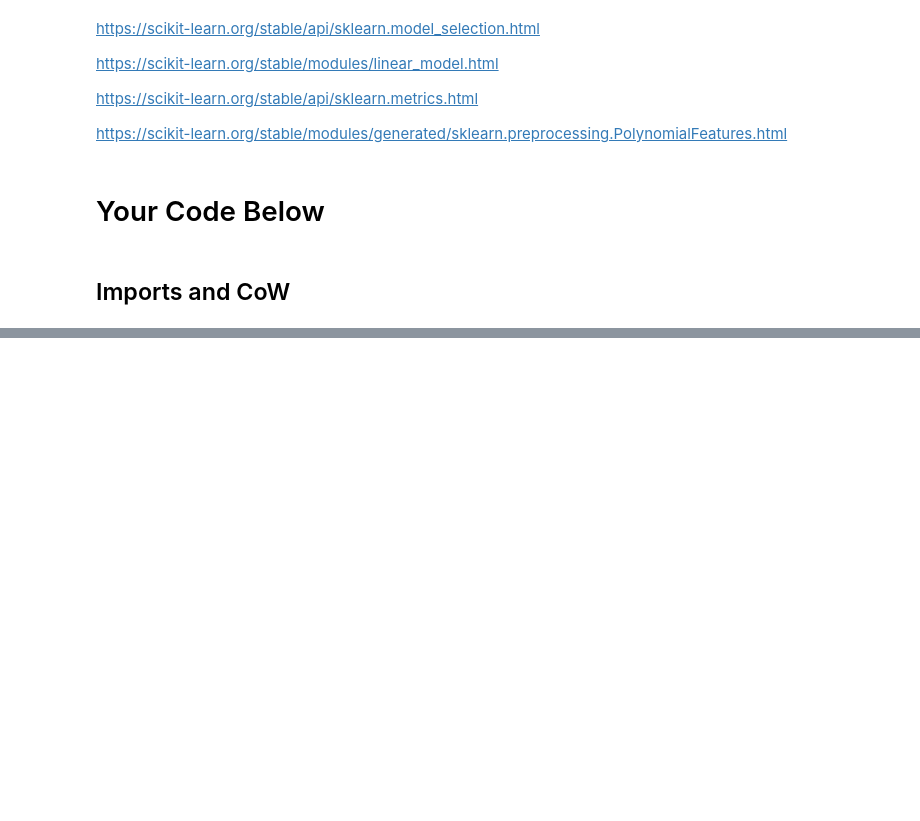
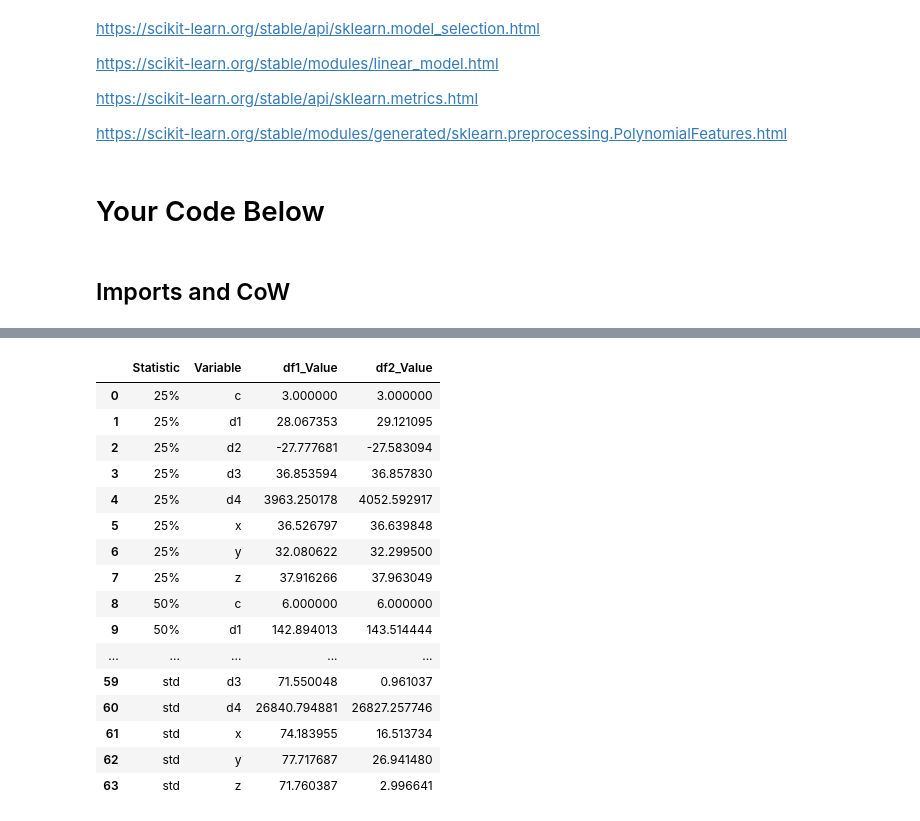
Before and after one commit to ipacheco9311/CS-577-07-Data-Science-Fall-2025-Group, a Jupyter notebook: Assignments/Assignment4/src/assignment4.ipynb, the cells around one changed output, grey strips where cells are left out. Saved outputs shown, nothing was run; the diff lists cells and outputs as text; code cells hidden in the pictures; blank space fills up the shorter version.

```diff
--- a/Assignments/Assignment4/src/assignment4.ipynb
+++ b/Assignments/Assignment4/src/assignment4.ipynb
@@ -62,0 +104,2 @@ You must read in the given data file using relative paths, as shown in previous
+# %%
+before_describe = mystery_df_train.describe()
@@ -62,0 +108,10 @@ You must read in the given data file using relative paths, as shown in previous
+# %%
+df = mystery_df_train[
+        (mystery_df_train['x'] > -999.0) |
+        (mystery_df_train['y'] > -999.0) |
+        (mystery_df_train['z'] > -999.0) |
+        (mystery_df_train['d1'] > -999.0) |
+        (mystery_df_train['d2'] > -999.0) |
+        (mystery_df_train['d3'] > -999.0) |
+        (mystery_df_train['d4'] > -999.0)
+]
@@ -62,0 +122,26 @@ You must read in the given data file using relative paths, as shown in previous
+# %%
+after_describe = df.describe()
+# %%
+before_melted = before_describe.melt(ignore_index=False, var_name='Variable', value_name='df1_Value').reset_index().rename(columns={'index': 'Statistic'})
+after_melted = after_describe.melt(ignore_index=False, var_name='Variable', value_name='df2_Value').reset_index().rename(columns={'index': 'Statistic'})
+comparison_df = pd.merge(before_melted, after_melted, on=['Statistic', 'Variable'], how='outer')
+# %%
+comparison_df
+# %% [output]
+|  | Statistic | Variable | df1_Value | df2_Value |
+| 0 | 25% | c | 3.000000 | 3.000000 |
+| 1 | 25% | d1 | 28.067353 | 29.121095 |
+| 2 | 25% | d2 | -27.777681 | -27.583094 |
+| 3 | 25% | d3 | 36.853594 | 36.857830 |
+| 4 | 25% | d4 | 3963.250178 | 4052.592917 |
+| 5 | 25% | x | 36.526797 | 36.639848 |
+| 6 | 25% | y | 32.080622 | 32.299500 |
+| 7 | 25% | z | 37.916266 | 37.963049 |
+| 8 | 50% | c | 6.000000 | 6.000000 |
+| 9 | 50% | d1 | 142.894013 | 143.514444 |
+| ... | ... | ... | ... | ... |
+| 59 | std | d3 | 71.550048 | 0.961037 |
+| 60 | std | d4 | 26840.794881 | 26827.257746 |
+| 61 | std | x | 74.183955 | 16.513734 |
+| 62 | std | y | 77.717687 | 26.941480 |
+| 63 | std | z | 71.760387 | 2.996641 |
```
Also changed, not shown: parts of 16 cells of this notebook.
